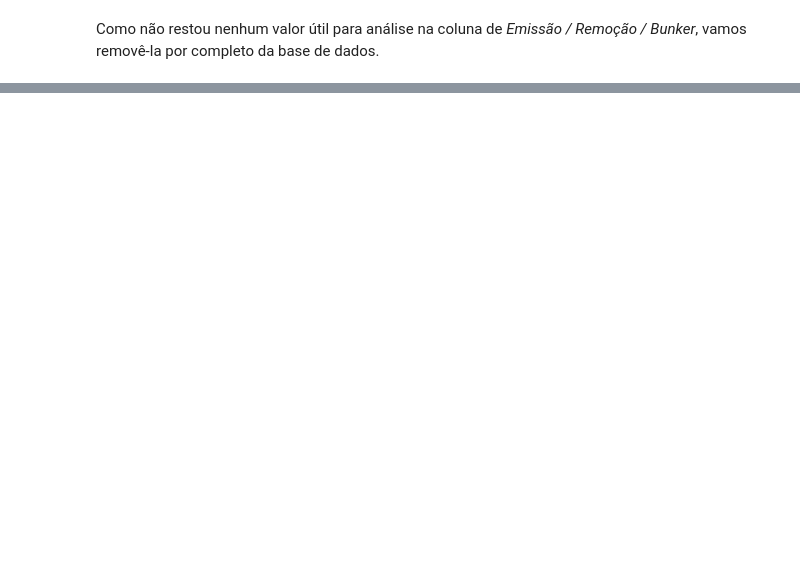
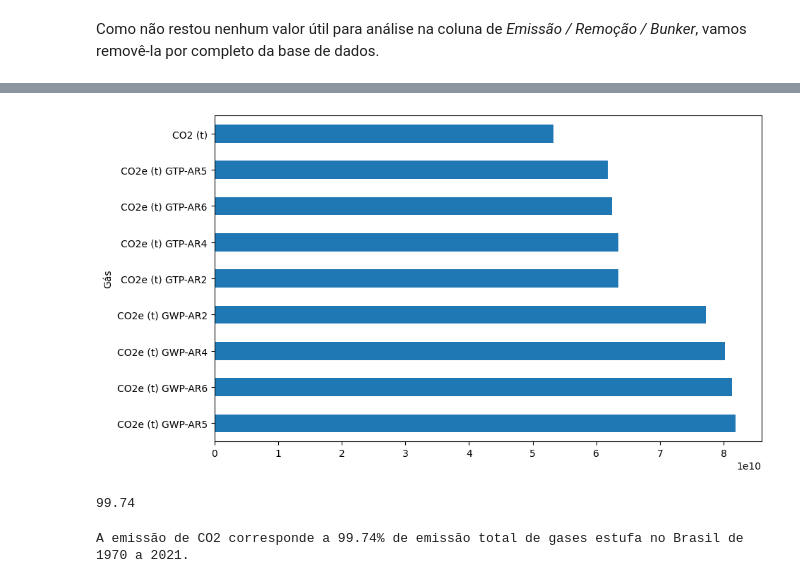
Before and after one commit to lukaswyllis/formacao_python_para_data_science, a Jupyter notebook: Curso 6 -Pandas - Selecionando e agrupando dados.ipynb, the cells around one changed output, grey strips where cells are left out. Drawn from its saved outputs; the diff is of its cells as text; code cells hidden in the pictures; blank space fills up the shorter version.

```diff
--- a/Curso 6 -Pandas - Selecionando e agrupando dados.ipynb
+++ b/Curso 6 -Pandas - Selecionando e agrupando dados.ipynb
@@ -193,0 +173,13 @@ emissoes_gases
+# %%
+emissao_por_gas.iloc[0:9].plot(kind='barh', figsize=(10, 6));
+# %% [output]
+[figure, added]
+# %%
+percentual = round(emissao_por_gas.iloc[0:9].sum()/emissao_por_gas.sum()*100, 2)
+percentual
+# %% [output]
+99.74
+# %%
+print(f'A emissão de CO2 corresponde a {percentual}% de emissão total de gases estufa no Brasil de 1970 a 2021. ')
+# %% [output]
+A emissão de CO2 corresponde a 99.74% de emissão total de gases estufa no Brasil de 1970 a 2021.
```
Also changed, not shown: parts of 41 cells of this notebook.
